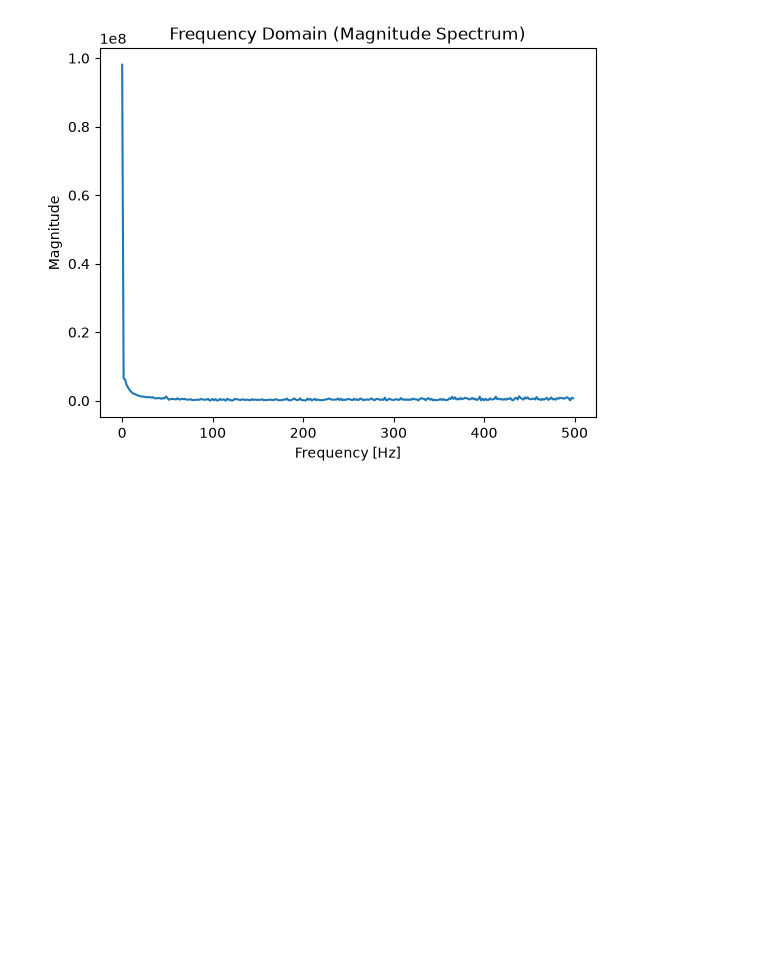
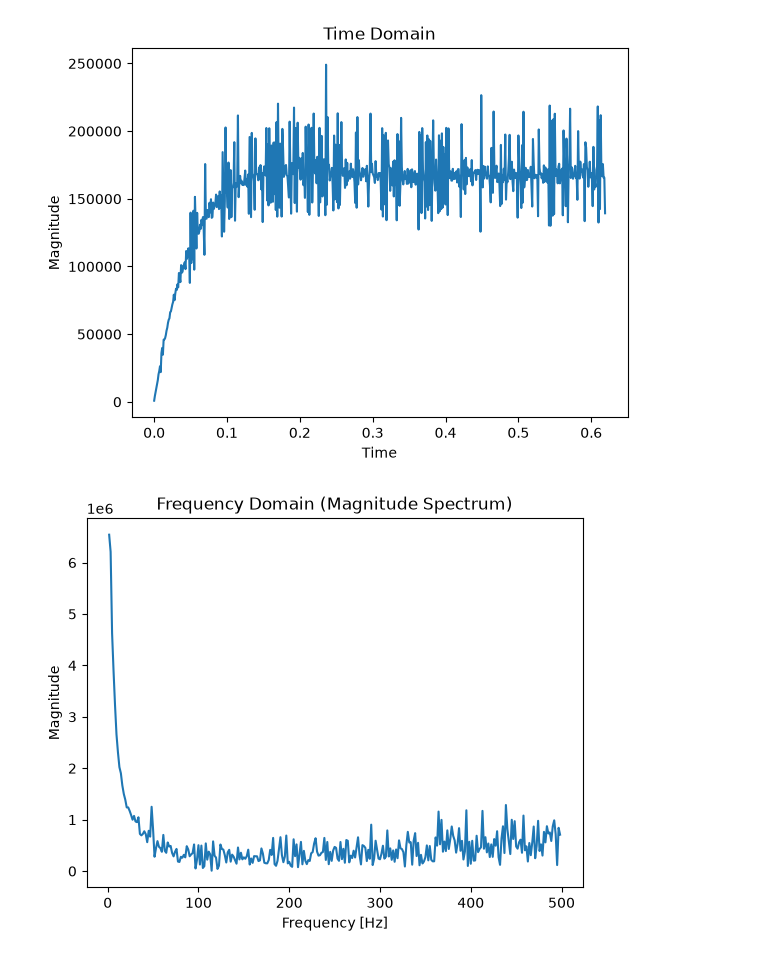
Before and after one commit to UniCT-ARSLab/arslabrobotics, a Jupyter notebook: examples/fft_filters/motor_data_fft.ipynb, the cells around one changed output. Cells and saved outputs as stored; diff of their text form; code cells hidden in the pictures; blank space fills up the shorter version.

```diff
--- a/examples/fft_filters/motor_data_fft.ipynb
+++ b/examples/fft_filters/motor_data_fft.ipynb
@@ -1,30 +1,37 @@
 # %%
 import numpy as np
 import matplotlib.pyplot as plt
 
 data = np.loadtxt("motor_data.txt")
 (rows, _) = data.shape
 
 T = 0.001  # Sampling interval
 
 # get the signal
 signal = data[:,1]
 
 # Compute FFT
 fft_values = np.fft.fft(signal)
 N = len(signal)
 
 # Compute frequency bins
 freq = np.fft.fftfreq(N, T)
 
 # Take the magnitude (absolute value) of the FFT
 magnitude = np.abs(fft_values)
 
+plt.plot(np.arange(N) * T, signal[:N])
+plt.title('Time Domain')
+plt.xlabel('Time')
+plt.ylabel('Magnitude')
+plt.show()
+
 n_samples = N//2
-plt.plot(freq[:n_samples], magnitude[:n_samples])
+plt.plot(freq[1:n_samples], magnitude[1:n_samples])
 plt.title('Frequency Domain (Magnitude Spectrum)')
 plt.xlabel('Frequency [Hz]')
 plt.ylabel('Magnitude')
 plt.show()
 # %% [output]
-[figure, old version]
+[figure, new version]
+[figure, added]
```
Also changed, not shown: 4 other files.
